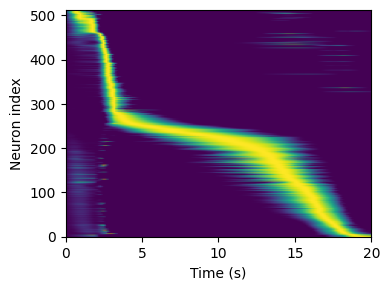
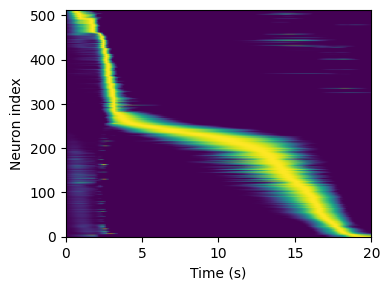
The notebook cell's code change between the first figure and the second:
--- before
+++ after
@@ -1,3 +1,2 @@
-fig, ax = plt.subplots(figsize=(4,3))
 avg_fr = hs.mean(axis=0)
 norm_fr = np.zeros_like(avg_fr)
@@ -8,4 +7,5 @@
 peak_times = np.argmax(norm_fr, axis=0)
 indices = np.argsort(peak_times)
+fig, ax = plt.subplots(figsize=(4,3))
 plt.imshow(norm_fr[:,indices].T, aspect='auto', origin='upper', extent=[0, norm_fr.shape[0]/10, 0, norm_fr.shape[1]])
 ax.set_xlabel('Time (s)')

Commit: new